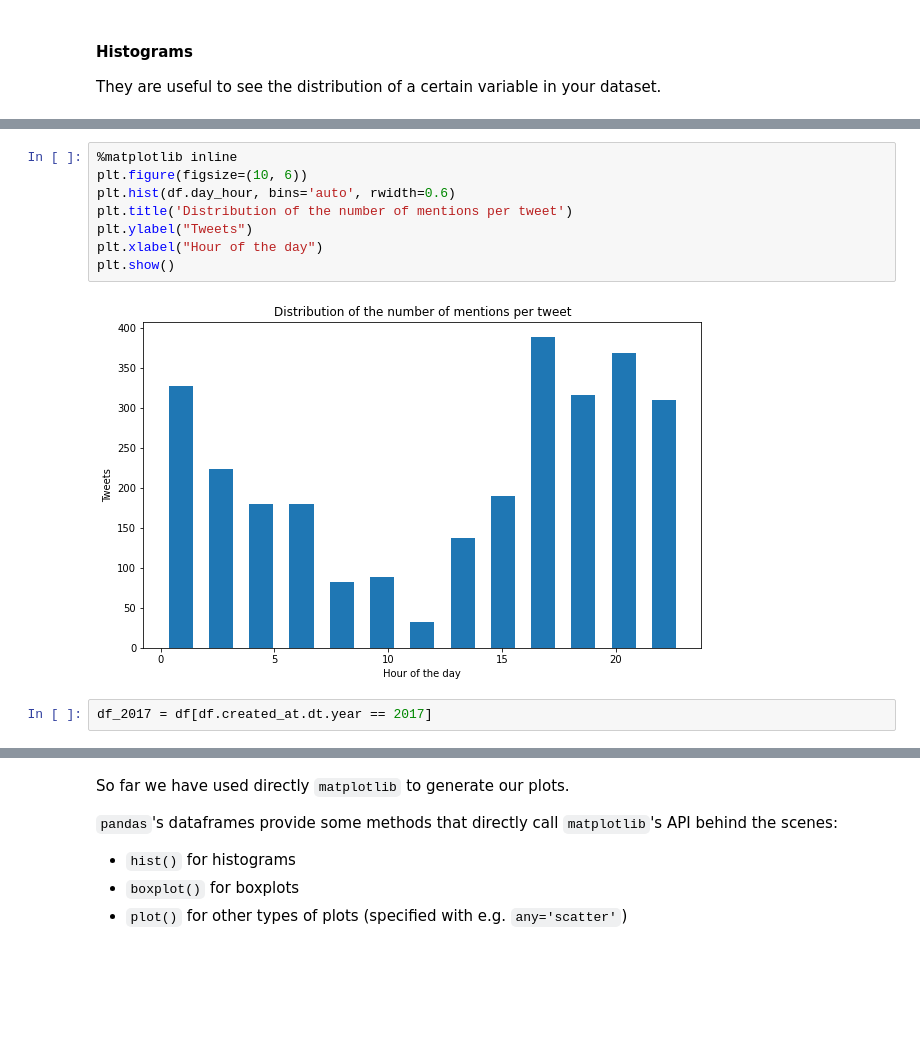
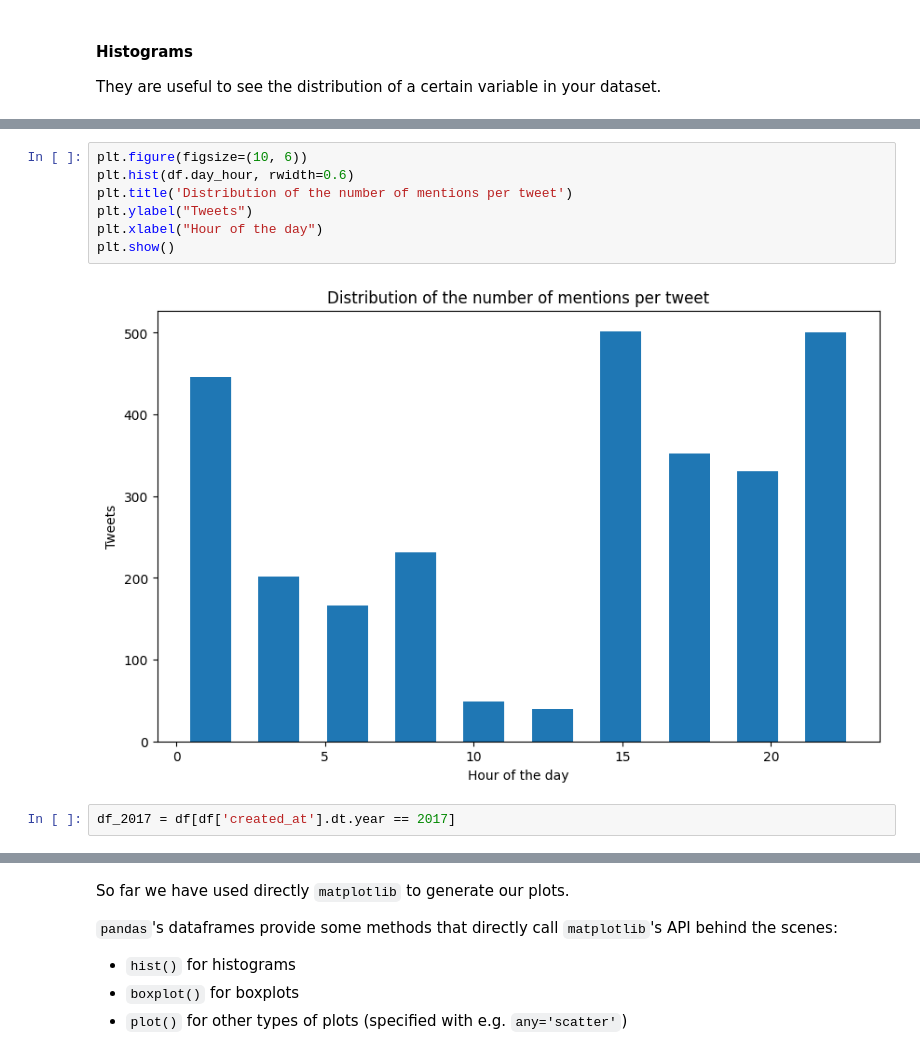
Before and after one commit to mromanello/ADA-DHOxSS, a Jupyter notebook: notebooks/3.1 Exploratory data analysis basics.ipynb, the cells around one changed output, grey strips where cells are left out. Saved outputs shown, nothing was run; the diff lists cells and outputs as text; blank space fills up the shorter version.

```diff
--- a/notebooks/3.1 Exploratory data analysis basics.ipynb
+++ b/notebooks/3.1 Exploratory data analysis basics.ipynb
@@ -177,13 +139,12 @@ plt.show()
 # %%
-%matplotlib inline
 plt.figure(figsize=(10, 6))
-plt.hist(df.day_hour, bins='auto', rwidth=0.6)
+plt.hist(df.day_hour, rwidth=0.6)
 plt.title('Distribution of the number of mentions per tweet')
 plt.ylabel("Tweets")
 plt.xlabel("Hour of the day")
 plt.show()
 # %% [output]
-[figure, old version]
+[figure, new version]
 # %%
-df_2017 = df[df.created_at.dt.year == 2017]
+df_2017 = df[df['created_at'].dt.year == 2017]
 # %%
```
Also changed, not shown: parts of 25 cells of this notebook, 3 other files.
